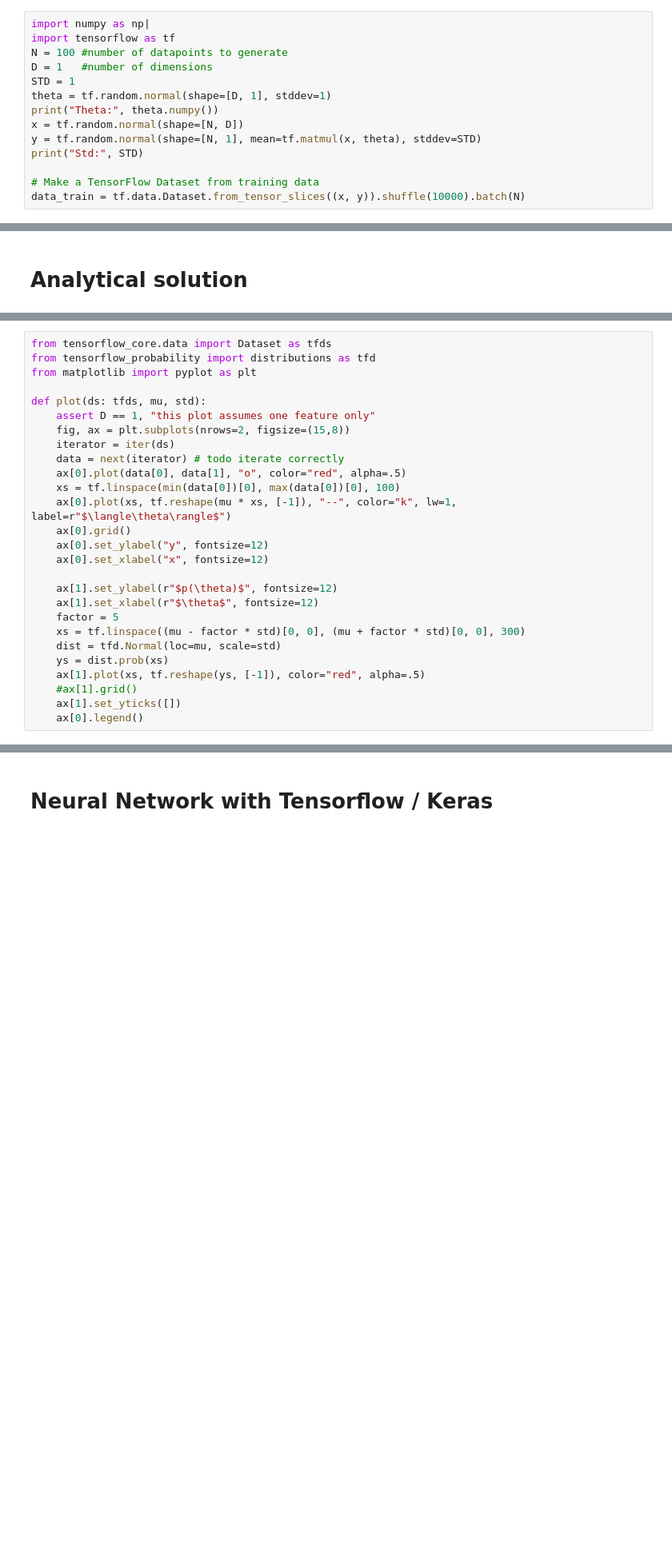
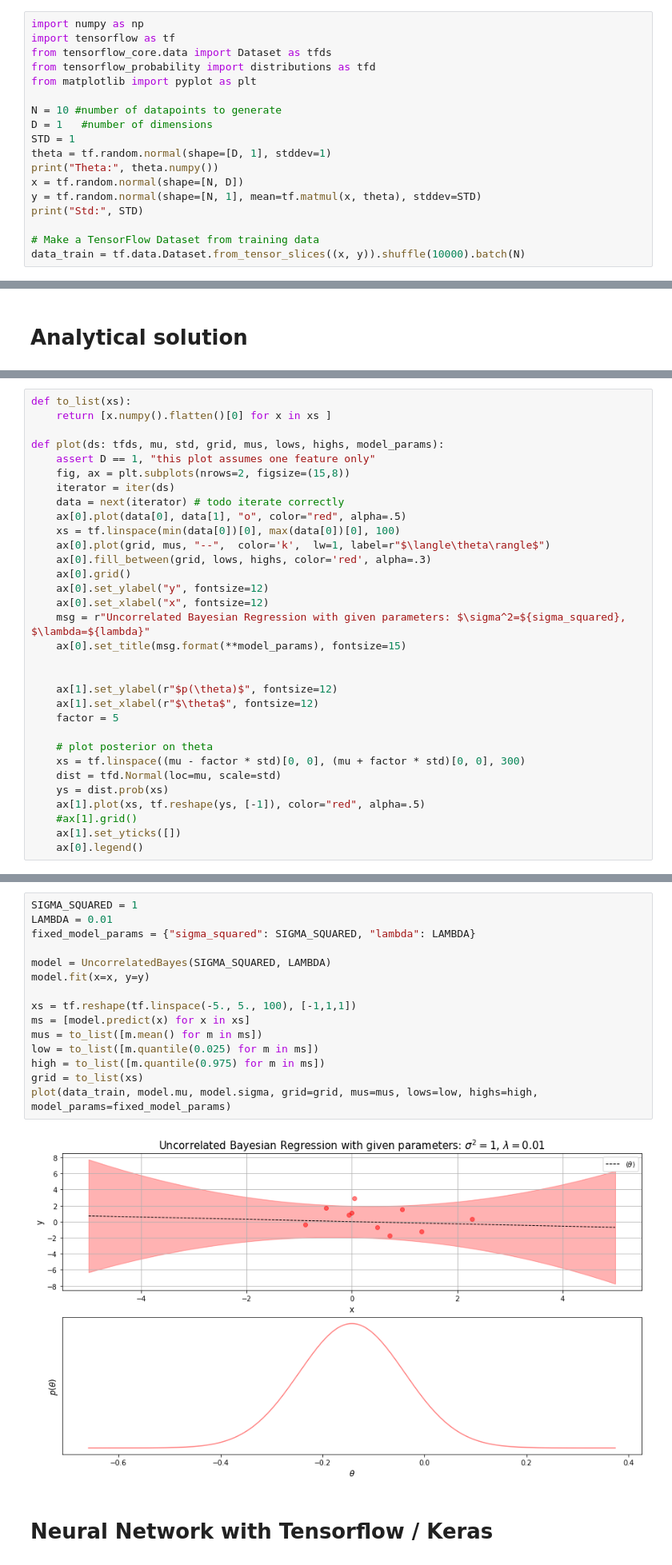
Before and after one commit to 8gradplus/tensor_flow_tutorial, a Jupyter notebook: 2_linear_regression/3_bayesian.ipynb, the cells around one changed output, grey strips where cells are left out. Shown: that part at 80% size. Cells and saved outputs as stored; diff of their text form; blank space fills up the shorter version.

```diff
--- a/2_linear_regression/3_bayesian.ipynb
+++ b/2_linear_regression/3_bayesian.ipynb
@@ -149,9 +158,13 @@ https://github.com/tensorflow/probability/blob/master/tensorflow_probability/exa
 
 # Get the data
 # %%
-import numpy as np|
+import numpy as np
 import tensorflow as tf
-N = 100 #number of datapoints to generate
+from tensorflow_core.data import Dataset as tfds
+from tensorflow_probability import distributions as tfd
+from matplotlib import pyplot as plt
+
+N = 10 #number of datapoints to generate
 D = 1   #number of dimensions
 STD = 1
 theta = tf.random.normal(shape=[D, 1], stddev=1)
@@ -185,23 +203,28 @@ def draw_from_theta_posterior(mu, std, n_samples):
 # %%
-from tensorflow_core.data import Dataset as tfds
-from tensorflow_probability import distributions as tfd
-from matplotlib import pyplot as plt
+def to_list(xs):
+    return [x.numpy().flatten()[0] for x in xs ]
 
-def plot(ds: tfds, mu, std):
+def plot(ds: tfds, mu, std, grid, mus, lows, highs, model_params):
     assert D == 1, "this plot assumes one feature only"
     fig, ax = plt.subplots(nrows=2, figsize=(15,8))
     iterator = iter(ds)
     data = next(iterator) # todo iterate correctly
     ax[0].plot(data[0], data[1], "o", color="red", alpha=.5)
     xs = tf.linspace(min(data[0])[0], max(data[0])[0], 100)
-    ax[0].plot(xs, tf.reshape(mu * xs, [-1]), "--", color="k", lw=1, label=r"$\langle\theta\rangle$")
+    ax[0].plot(grid, mus, "--",  color='k',  lw=1, label=r"$\langle\theta\rangle$")
+    ax[0].fill_between(grid, lows, highs, color='red', alpha=.3)
     ax[0].grid()
     ax[0].set_ylabel("y", fontsize=12)
     ax[0].set_xlabel("x", fontsize=12)
+    msg = r"Uncorrelated Bayesian Regression with given parameters: $\sigma^2=${sigma_squared}, $\lambda=${lambda}"
+    ax[0].set_title(msg.format(**model_params), fontsize=15)
+
 
     ax[1].set_ylabel(r"$p(\theta)$", fontsize=12)
     ax[1].set_xlabel(r"$\theta$", fontsize=12)
     factor = 5
+
+    # plot posterior on theta
     xs = tf.linspace((mu - factor * std)[0, 0], (mu + factor * std)[0, 0], 300)
     dist = tfd.Normal(loc=mu, scale=std)
     ys = dist.prob(xs)
@@ -220,3 +235,20 @@ plot(data_train, mu, std)
+# %%
+SIGMA_SQUARED = 1
+LAMBDA = 0.01
+fixed_model_params = {"sigma_squared": SIGMA_SQUARED, "lambda": LAMBDA}
+
+model = UncorrelatedBayes(SIGMA_SQUARED, LAMBDA)
+model.fit(x=x, y=y)
+
+xs = tf.reshape(tf.linspace(-5., 5., 100), [-1,1,1])
+ms = [model.predict(x) for x in xs]
+mus = to_list([m.mean() for m in ms])
+low = to_list([m.quantile(0.025) for m in ms])
+high = to_list([m.quantile(0.975) for m in ms])
+grid = to_list(xs)
+plot(data_train, model.mu, model.sigma, grid=grid, mus=mus, lows=low, highs=high, model_params=fixed_model_params)
+# %% [output]
+[figure, added]
 # %% [markdown]
 # Neural Network with Tensorflow / Keras
 # %%
```
Also changed, not shown: parts of 7 cells of this notebook, 1 other file.
